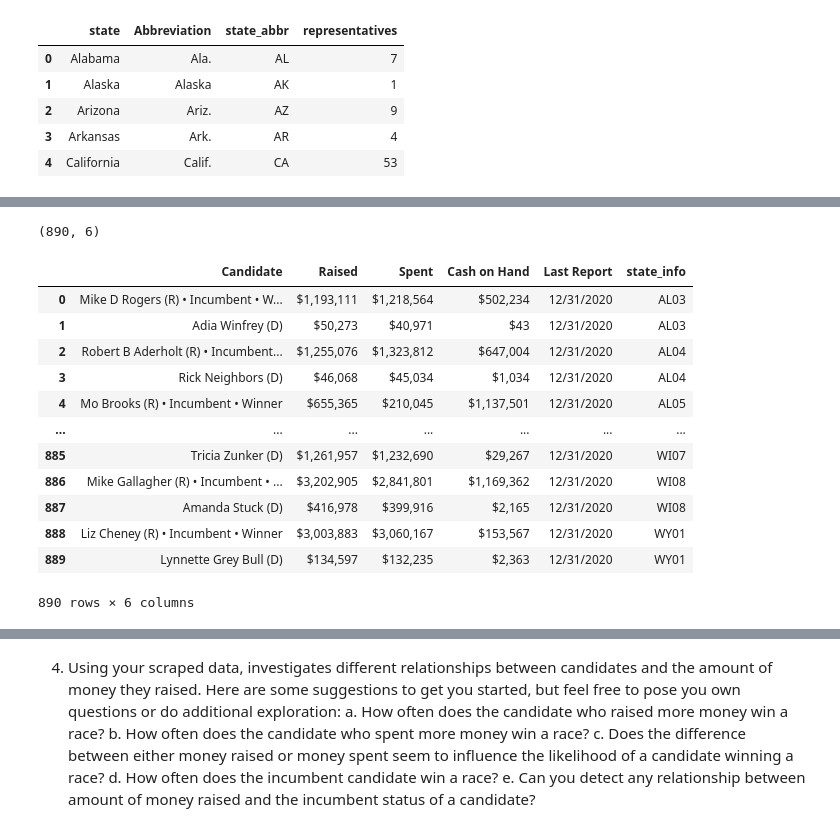
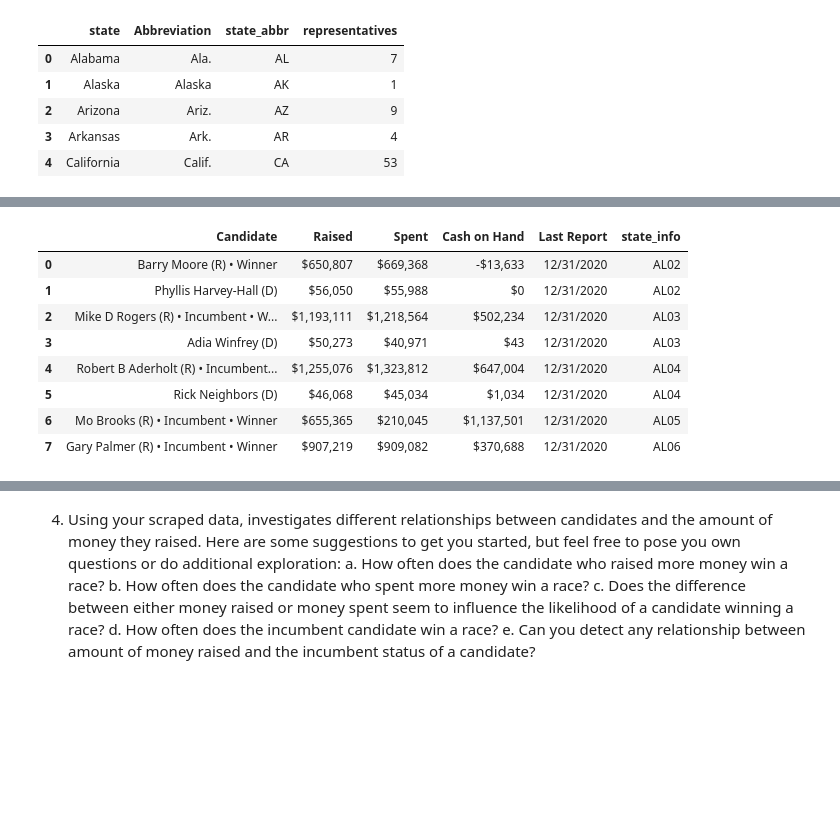
Before and after one commit to nedatahe/webscraping_open_secrets-blue-barracudas-1, a Jupyter notebook: notebooks/webscraping-project.ipynb, the cells around one changed output, grey strips where cells are left out. Saved outputs shown, nothing was run; the diff lists cells and outputs as text; code cells hidden in the pictures; blank space fills up the shorter version.

```diff
--- a/notebooks/webscraping-project.ipynb
+++ b/notebooks/webscraping-project.ipynb
@@ -337,21 +298,0 @@ print(base_table)
-# %%
-base_table.shape
-# %% [output]
-(890, 6)
-# %%
-all_tables = base_table.reset_index(drop = True)
-all_tables
-# %% [output]
-|  | Candidate | Raised | Spent | Cash on Hand | Last Report | state_info |
-| 0 | Mike D Rogers (R) • Incumbent • W... | $1,193,111 | $1,218,564 | $502,234 | 12/31/2020 | AL03 |
-| 1 | Adia Winfrey (D) | $50,273 | $40,971 | $43 | 12/31/2020 | AL03 |
-| 2 | Robert B Aderholt (R) • Incumbent... | $1,255,076 | $1,323,812 | $647,004 | 12/31/2020 | AL04 |
-| 3 | Rick Neighbors (D) | $46,068 | $45,034 | $1,034 | 12/31/2020 | AL04 |
-| 4 | Mo Brooks (R) • Incumbent • Winner | $655,365 | $210,045 | $1,137,501 | 12/31/2020 | AL05 |
-| ... | ... | ... | ... | ... | ... | ... |
-| 885 | Tricia Zunker (D) | $1,261,957 | $1,232,690 | $29,267 | 12/31/2020 | WI07 |
-| 886 | Mike Gallagher (R) • Incumbent • ... | $3,202,905 | $2,841,801 | $1,169,362 | 12/31/2020 | WI08 |
-| 887 | Amanda Stuck (D) | $416,978 | $399,916 | $2,165 | 12/31/2020 | WI08 |
-| 888 | Liz Cheney (R) • Incumbent • Winner | $3,003,883 | $3,060,167 | $153,567 | 12/31/2020 | WY01 |
-| 889 | Lynnette Grey Bull (D) | $134,597 | $132,235 | $2,363 | 12/31/2020 | WY01 |
-890 rows × 6 columns
@@ -359,0 +299,14 @@ for
+# %%
+base_table = base_table.reset_index(drop = True)
+#base_table = base_table.assign(Name = '', Party = '', Winner = '', Incumbent = '')
+base_table.head(20)
+# %% [output]
+|  | Candidate | Raised | Spent | Cash on Hand | Last Report | state_info |
+| 0 | Barry Moore (R) • Winner | $650,807 | $669,368 | -$13,633 | 12/31/2020 | AL02 |
+| 1 | Phyllis Harvey-Hall (D) | $56,050 | $55,988 | $0 | 12/31/2020 | AL02 |
+| 2 | Mike D Rogers (R) • Incumbent • W... | $1,193,111 | $1,218,564 | $502,234 | 12/31/2020 | AL03 |
+| 3 | Adia Winfrey (D) | $50,273 | $40,971 | $43 | 12/31/2020 | AL03 |
+| 4 | Robert B Aderholt (R) • Incumbent... | $1,255,076 | $1,323,812 | $647,004 | 12/31/2020 | AL04 |
+| 5 | Rick Neighbors (D) | $46,068 | $45,034 | $1,034 | 12/31/2020 | AL04 |
+| 6 | Mo Brooks (R) • Incumbent • Winner | $655,365 | $210,045 | $1,137,501 | 12/31/2020 | AL05 |
+| 7 | Gary Palmer (R) • Incumbent • Winner | $907,219 | $909,082 | $370,688 | 12/31/2020 | AL06 |
```
Also changed, not shown: parts of 7 cells of this notebook.
